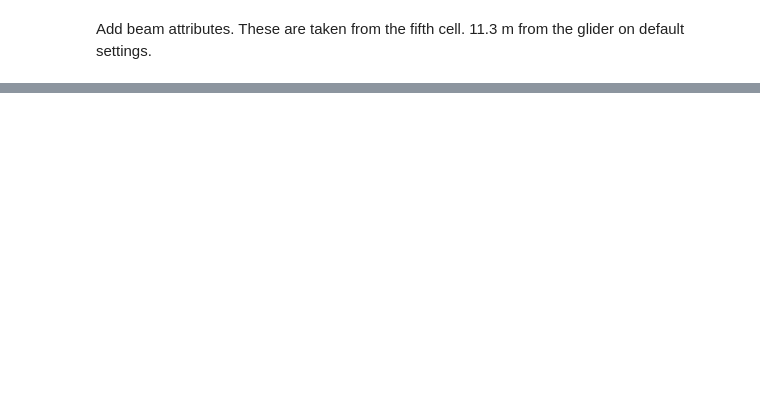
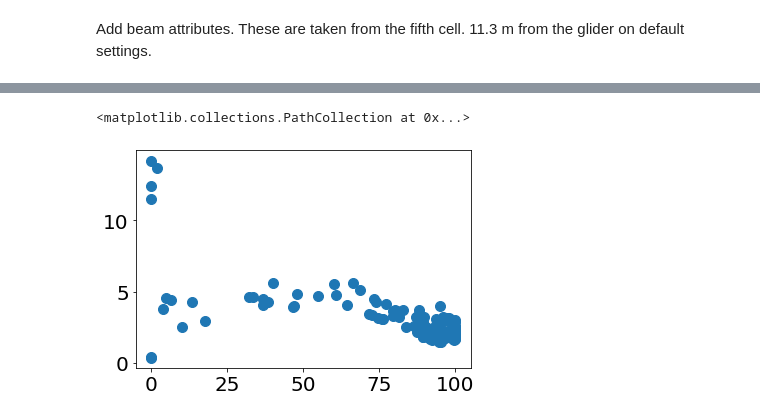
Before and after one commit to callumrollo/adcp-glider, a Jupyter notebook: notebooks/explore_data.ipynb, the cells around one changed output, grey strips where cells are left out. Cells and saved outputs as stored; diff of their text form; code cells hidden in the pictures; blank space fills up the shorter version.

```diff
--- a/notebooks/explore_data.ipynb
+++ b/notebooks/explore_data.ipynb
@@ -92,4 +68,0 @@ beam_miss = beam_from_center(np.transpose(np.tile(foo.pitch,(len(foo.cell_center
-# %%
-beam_attrs = pd.DataFrame(index=overview.index, columns=['cor_beam_1', 'cor_beam_2', 'cor_beam_3',
-                                                         'cor_beam_4', 'amp_beam_1','amp_beam_2',
-                                                        'amp_beam_3','amp_beam_4'])
@@ -98,20 +68,0 @@ beam_attrs
-# %%
-for cycle in overview.index:
-    cycle_dict = mission_dict[cycle].ad2cp_dict
-    physical_beam = cycle_dict['Physicalbeam'][0,:]
-    cors = mission_dict[cycle].cor_beam
-    amps = mission_dict[cycle].amp_beam
-    if 3.0 in physical_beam:
-        beam_attrs.cor_beam_2[cycle] = np.nanmean(cors[:,4,0])
-        beam_attrs.cor_beam_3[cycle] = np.nanmean(cors[:,4,1])
-        beam_attrs.cor_beam_4[cycle] = np.nanmean(cors[:,4,2])
-        beam_attrs.amp_beam_2[cycle] = np.nanmean(amps[:,4,0])
-        beam_attrs.amp_beam_3[cycle] = np.nanmean(amps[:,4,1])
-        beam_attrs.amp_beam_4[cycle] = np.nanmean(amps[:,4,2])
-    else:
-        beam_attrs.cor_beam_1[cycle] = np.nanmean(cors[:,4,0])
-        beam_attrs.cor_beam_2[cycle] = np.nanmean(cors[:,4,1])
-        beam_attrs.cor_beam_4[cycle] = np.nanmean(cors[:,4,2])
-        beam_attrs.amp_beam_1[cycle] = np.nanmean(amps[:,4,0])
-        beam_attrs.amp_beam_2[cycle] = np.nanmean(amps[:,4,1])
-        beam_attrs.amp_beam_4[cycle] = np.nanmean(amps[:,4,2])
@@ -117,0 +83,5 @@ for cycle in overview.index:
+# %%
+plt.scatter(beam_attrs.good_angle, beam_attrs.roll)
+# %% [output]
+<matplotlib.collections.PathCollection at 0x...>
+[figure, added]
```
Also changed, not shown: parts of 29 cells of this notebook, 1 other file.
